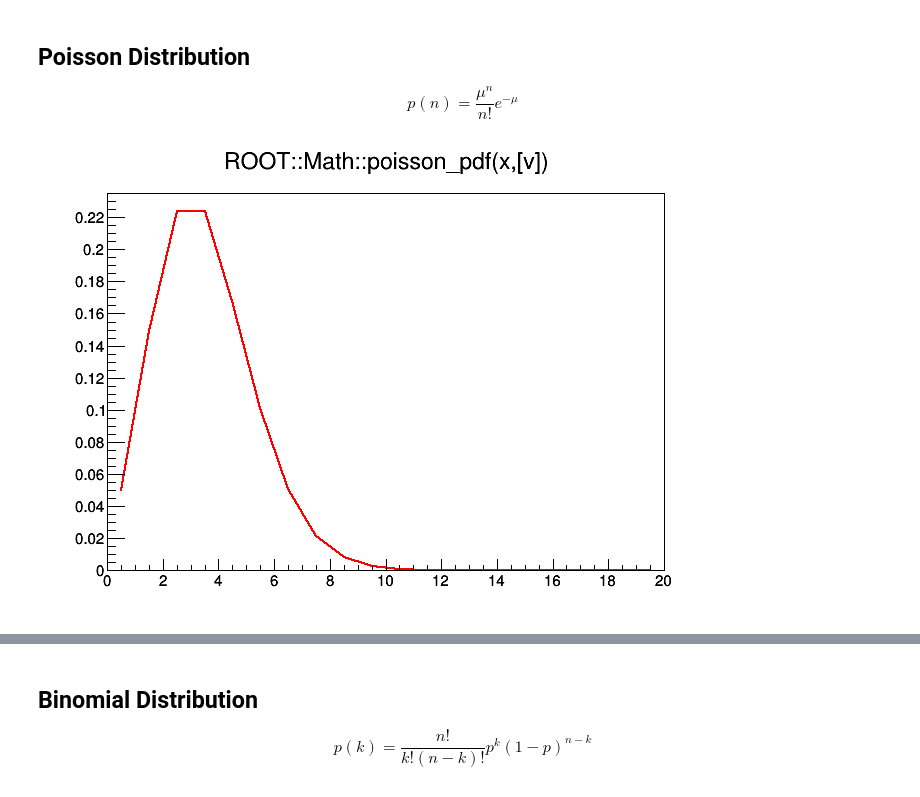
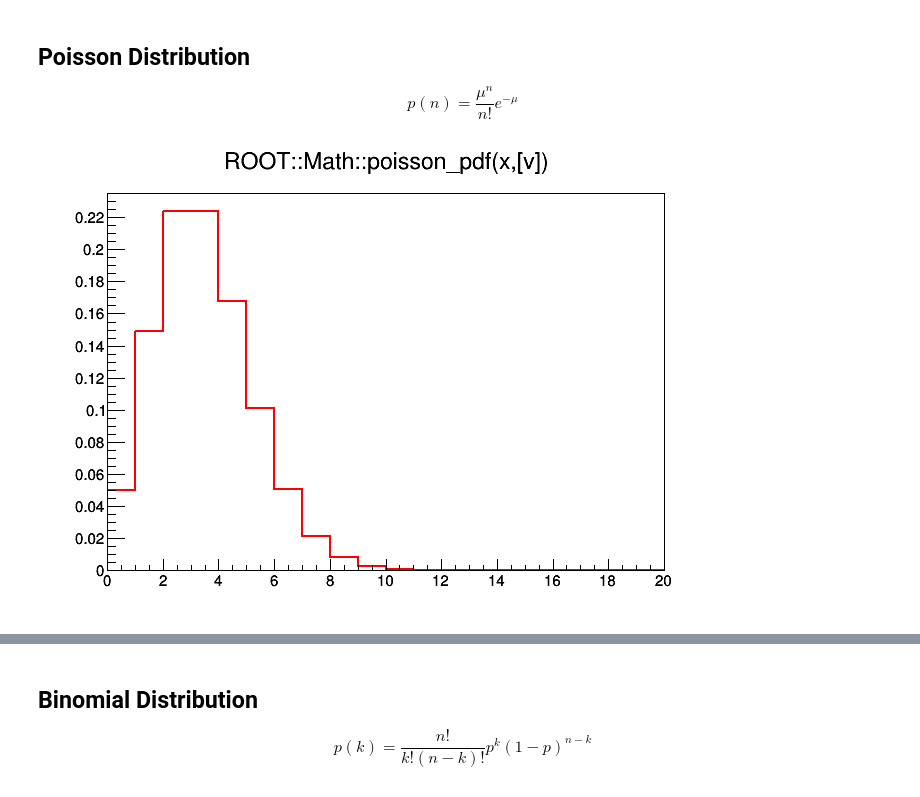
Before and after one commit to lmoneta/stat-course-ipmu, a Jupyter notebook: Session1/DistributionsExample.ipynb, the cells around one changed output, grey strips where cells are left out. Saved outputs shown, nothing was run; the diff lists cells and outputs as text; code cells hidden in the pictures.

```diff
--- a/Session1/DistributionsExample.ipynb
+++ b/Session1/DistributionsExample.ipynb
@@ -70,11 +71,11 @@ $$p(n) = \frac{\mu^n}{n!} e^{- \mu} $$
 # %%
 f = new TF1("f","ROOT::Math::poisson_pdf(x,[v])",0,20);
 f->SetNpx(20);
 f->SetParameter("v",3);
-f->Draw();
+f->Draw("HIST");
 gPad->Draw();
 # %% [output]
-[figure, old version]
+[figure, new version]
 # %%
 h = new TH1D("hpoi","Poisson Distribution",20,0,20);
 for (int i = 0; i < ngen; ++i)
```
Also changed, not shown: parts of 10 cells of this notebook, 1 other file.
